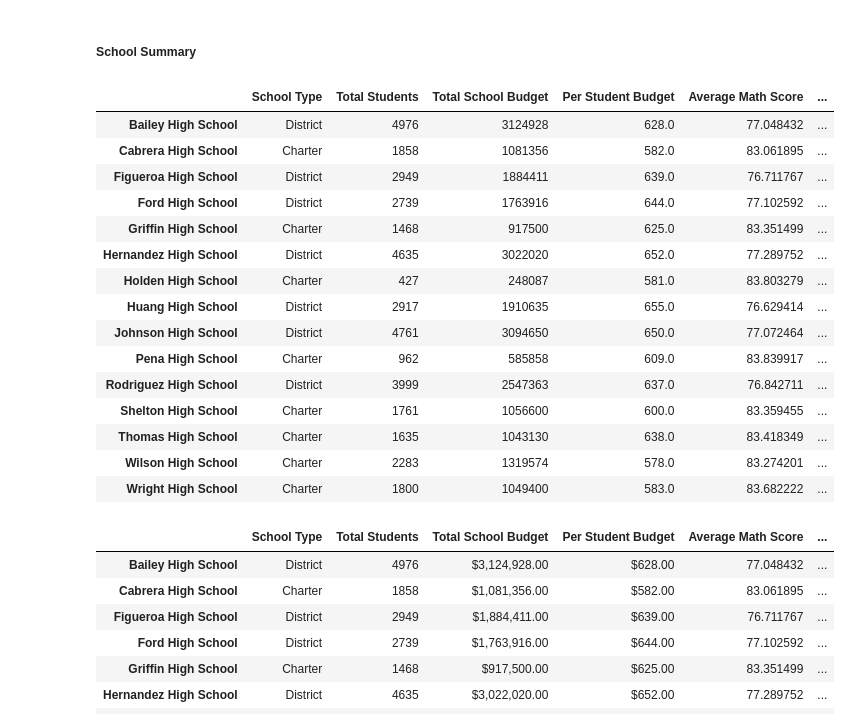
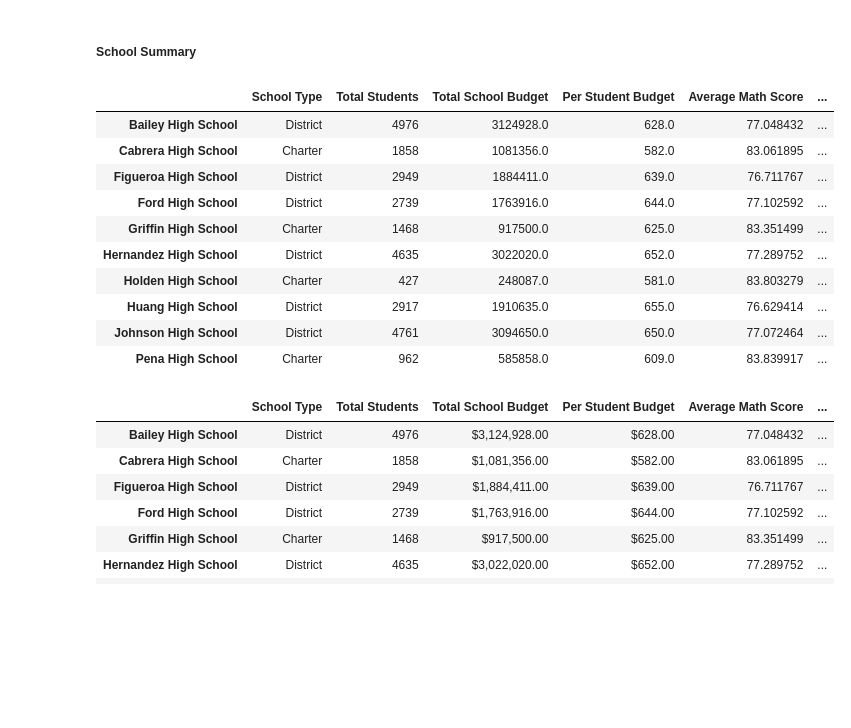
Before and after one commit to dieterh24/School_District_Analysis, a Jupyter notebook: PyCitySchools_Challenge.ipynb, the cells around one changed output. Cells and saved outputs as stored; diff of their text form; code cells hidden in the pictures; blank space fills up the shorter version.

```diff
--- a/PyCitySchools_Challenge.ipynb
+++ b/PyCitySchools_Challenge.ipynb
@@ -194,36 +194,31 @@ per_overall_passing_percentage = per_passing_math_reading / per_school_counts *
 # %%
 # Create the DataFrame
 per_school_summary_df = pd.DataFrame({
     "School Type": per_school_types,
     "Total Students": per_school_counts,
     "Total School Budget": per_school_budget,
     "Per Student Budget": per_school_capita,
     "Average Math Score": per_school_math,
     "Average Reading Score": per_school_reading,
     "% Passing Math": per_school_passing_math,
     "% Passing Reading": per_school_passing_reading,
     "% Overall Passing": per_overall_passing_percentage})
 
 
 # per_school_summary_df.head()
-per_school_summary_df.head(15)
+per_school_summary_df.head(10)
 # %% [output]
 |  | School Type | Total Students | Total School Budget | Per Student Budget | Average Math Score | ... |
-| Bailey High School | District | 4976 | 3124928 | 628.0 | 77.048432 | ... |
-| Cabrera High School | Charter | 1858 | 1081356 | 582.0 | 83.061895 | ... |
-| Figueroa High School | District | 2949 | 1884411 | 639.0 | 76.711767 | ... |
-| Ford High School | District | 2739 | 1763916 | 644.0 | 77.102592 | ... |
-| Griffin High School | Charter | 1468 | 917500 | 625.0 | 83.351499 | ... |
-| Hernandez High School | District | 4635 | 3022020 | 652.0 | 77.289752 | ... |
-| Holden High School | Charter | 427 | 248087 | 581.0 | 83.803279 | ... |
-| Huang High School | District | 2917 | 1910635 | 655.0 | 76.629414 | ... |
-| Johnson High School | District | 4761 | 3094650 | 650.0 | 77.072464 | ... |
-| Pena High School | Charter | 962 | 585858 | 609.0 | 83.839917 | ... |
-| Rodriguez High School | District | 3999 | 2547363 | 637.0 | 76.842711 | ... |
-| Shelton High School | Charter | 1761 | 1056600 | 600.0 | 83.359455 | ... |
-| Thomas High School | Charter | 1635 | 1043130 | 638.0 | 83.418349 | ... |
-| Wilson High School | Charter | 2283 | 1319574 | 578.0 | 83.274201 | ... |
-| Wright High School | Charter | 1800 | 1049400 | 583.0 | 83.682222 | ... |
+| Bailey High School | District | 4976 | 3124928.0 | 628.0 | 77.048432 | ... |
+| Cabrera High School | Charter | 1858 | 1081356.0 | 582.0 | 83.061895 | ... |
+| Figueroa High School | District | 2949 | 1884411.0 | 639.0 | 76.711767 | ... |
+| Ford High School | District | 2739 | 1763916.0 | 644.0 | 77.102592 | ... |
+| Griffin High School | Charter | 1468 | 917500.0 | 625.0 | 83.351499 | ... |
+| Hernandez High School | District | 4635 | 3022020.0 | 652.0 | 77.289752 | ... |
+| Holden High School | Charter | 427 | 248087.0 | 581.0 | 83.803279 | ... |
+| Huang High School | District | 2917 | 1910635.0 | 655.0 | 76.629414 | ... |
+| Johnson High School | District | 4761 | 3094650.0 | 650.0 | 77.072464 | ... |
+| Pena High School | Charter | 962 | 585858.0 | 609.0 | 83.839917 | ... |
 # %%
 # Format the Total School Budget and the Per Student Budget
 per_school_summary_df["Total School Budget"] = per_school_summary_df["Total School Budget"].map("${:,.2f}".format)
```
Also changed, not shown: parts of 4 cells of this notebook.
